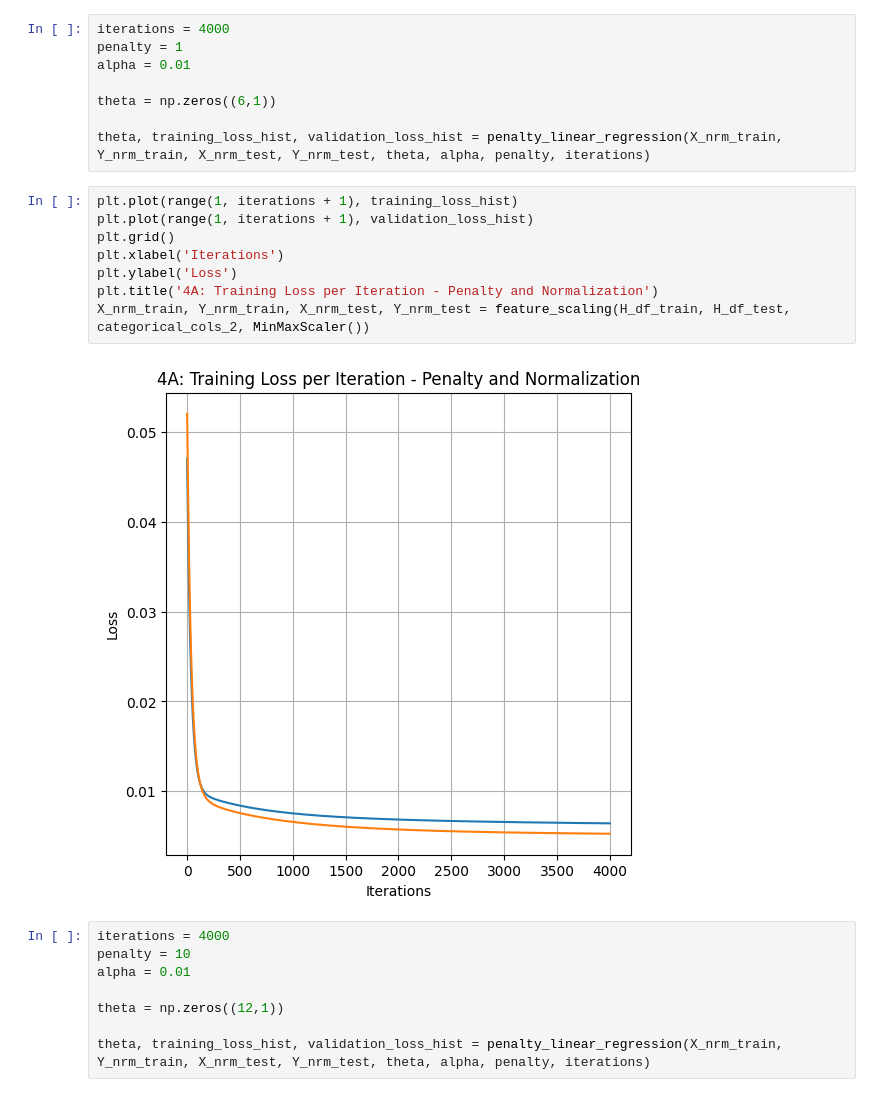
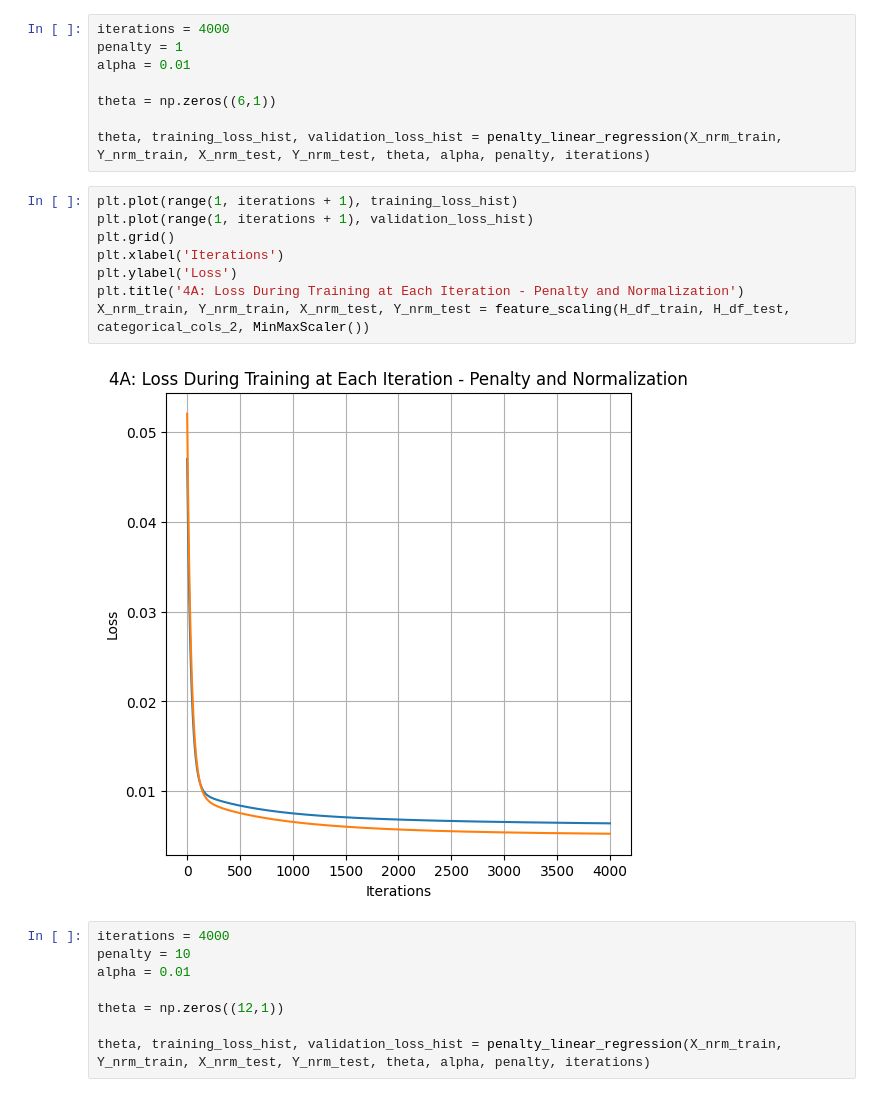
Before and after one commit to sirlapat/ML_Assignment1, a Jupyter notebook: ML_A2.ipynb, the cells around one changed output. Saved outputs shown, nothing was run; the diff lists cells and outputs as text.

```diff
--- a/ML_A2.ipynb
+++ b/ML_A2.ipynb
@@ -488,13 +488,13 @@ theta, training_loss_hist, validation_loss_hist = penalty_linear_regression(X_nr
 # %%
 plt.plot(range(1, iterations + 1), training_loss_hist)
 plt.plot(range(1, iterations + 1), validation_loss_hist)
 plt.grid()
 plt.xlabel('Iterations')
 plt.ylabel('Loss')
-plt.title('4A: Training Loss per Iteration - Penalty and Normalization')
+plt.title('4A: Loss During Training at Each Iteration - Penalty and Normalization')
 X_nrm_train, Y_nrm_train, X_nrm_test, Y_nrm_test = feature_scaling(H_df_train, H_df_test, categorical_cols_2, MinMaxScaler())
 # %% [output]
-[figure, old version]
+[figure, new version]
 # %%
 iterations = 4000
 penalty = 10
```
Also changed, not shown: parts of 9 cells of this notebook.
